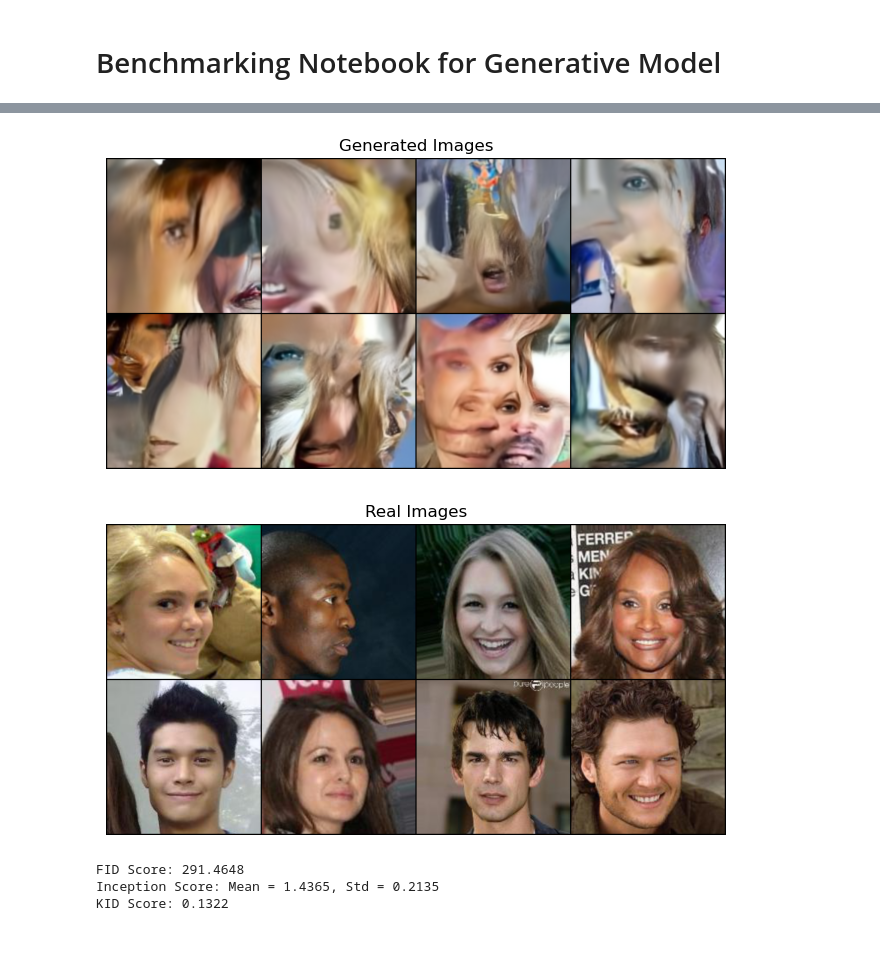
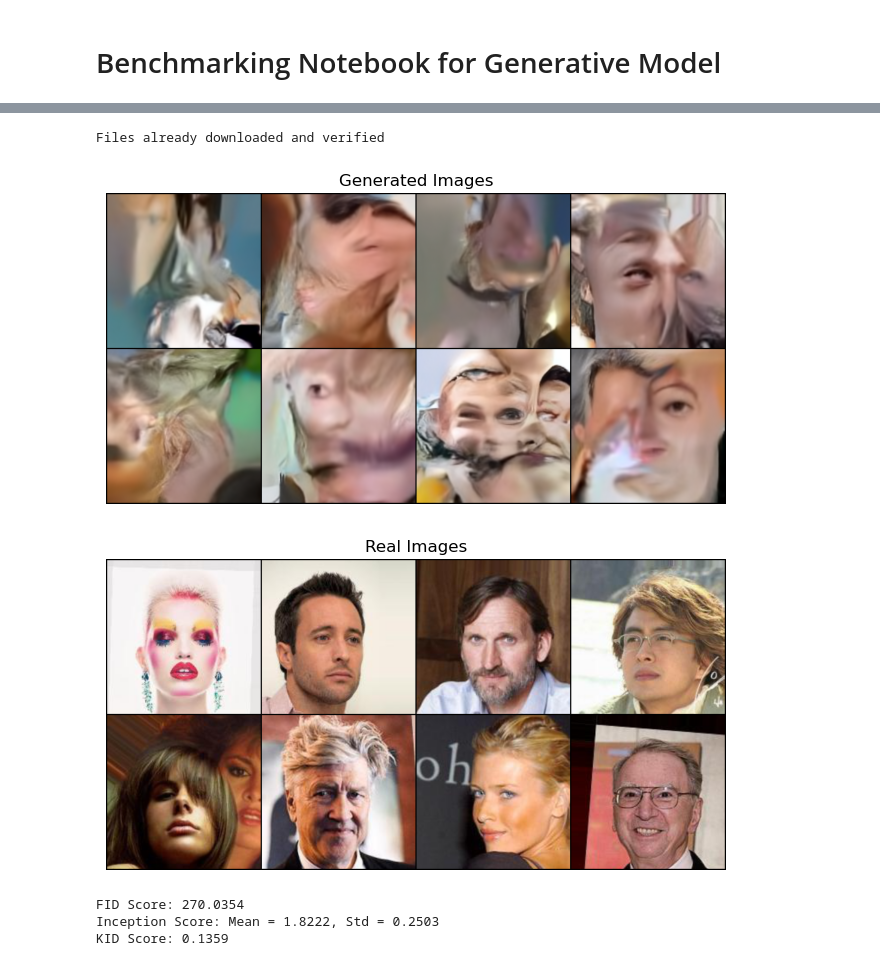
Before and after one commit to DarkTemplar91/CtrlAltDiffuse, a Jupyter notebook: benchmark_celeba_latest_FID_IS_KID.ipynb, the cells around one changed output, grey strips where cells are left out. Drawn from its saved outputs; the diff is of its cells as text; code cells hidden in the pictures.

```diff
--- a/benchmark_celeba_latest_FID_IS_KID.ipynb
+++ b/benchmark_celeba_latest_FID_IS_KID.ipynb
@@ -129,7 +129,7 @@ def generate_and_benchmark(
 generate_and_benchmark(
     checkpoint=Path("outputs/checkpoints/celeba_diffusion_model-loss-epoch=101-val_psnr=23.64.ckpt"),
     num_timesteps=1000,
-    num_samples=16,
+    num_samples=24,
     seed=42,
     resolution=256
 )
@@ -138,5 +138,6 @@ Files already downloaded and verified
+Files already downloaded and verified
-[figure, old version]
+[figure, new version]
-[figure, old version]
+[figure, new version]
-FID Score: 291.4648
-Inception Score: Mean = 1.4365, Std = 0.2135
-KID Score: 0.1322
+FID Score: 270.0354
+Inception Score: Mean = 1.8222, Std = 0.2503
+KID Score: 0.1359
```
Also changed, not shown: parts of 1 cell of this notebook, 21 other files.
